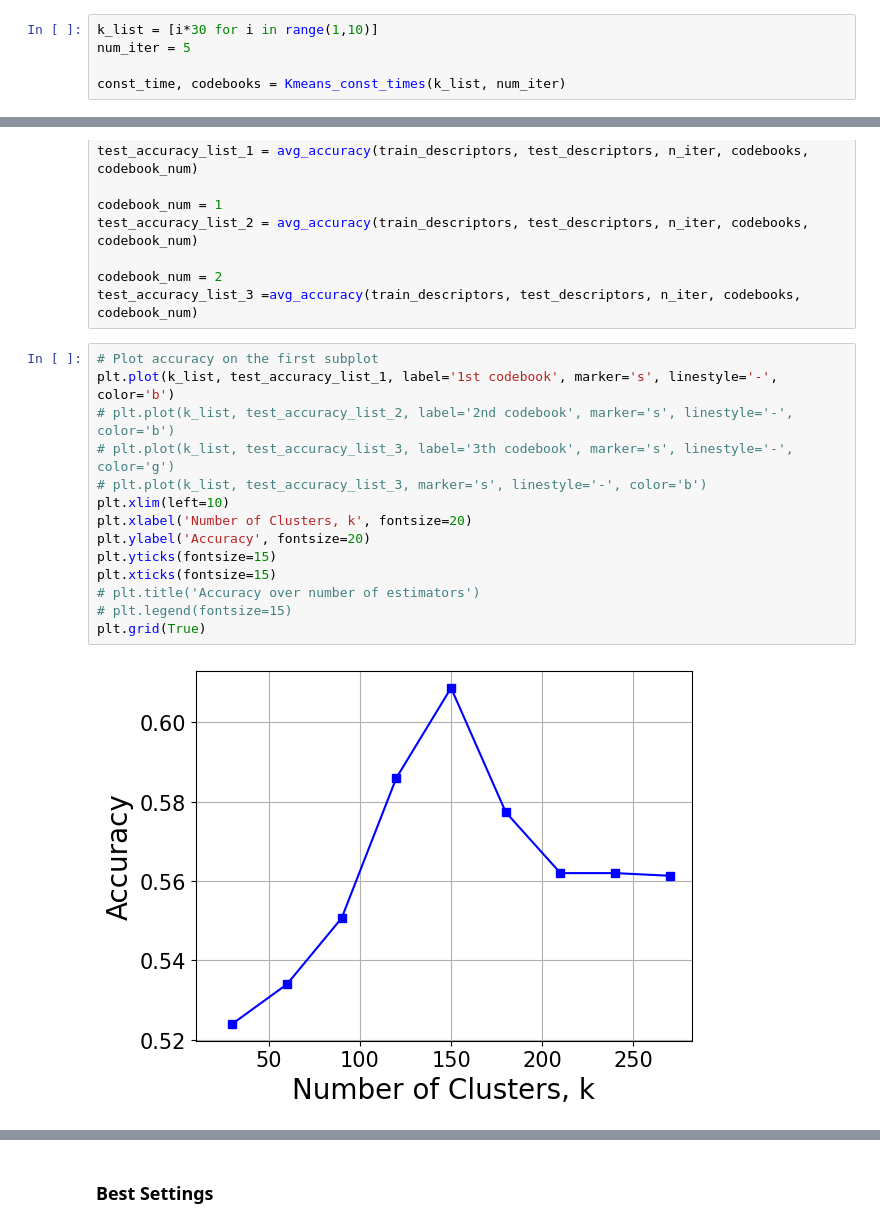
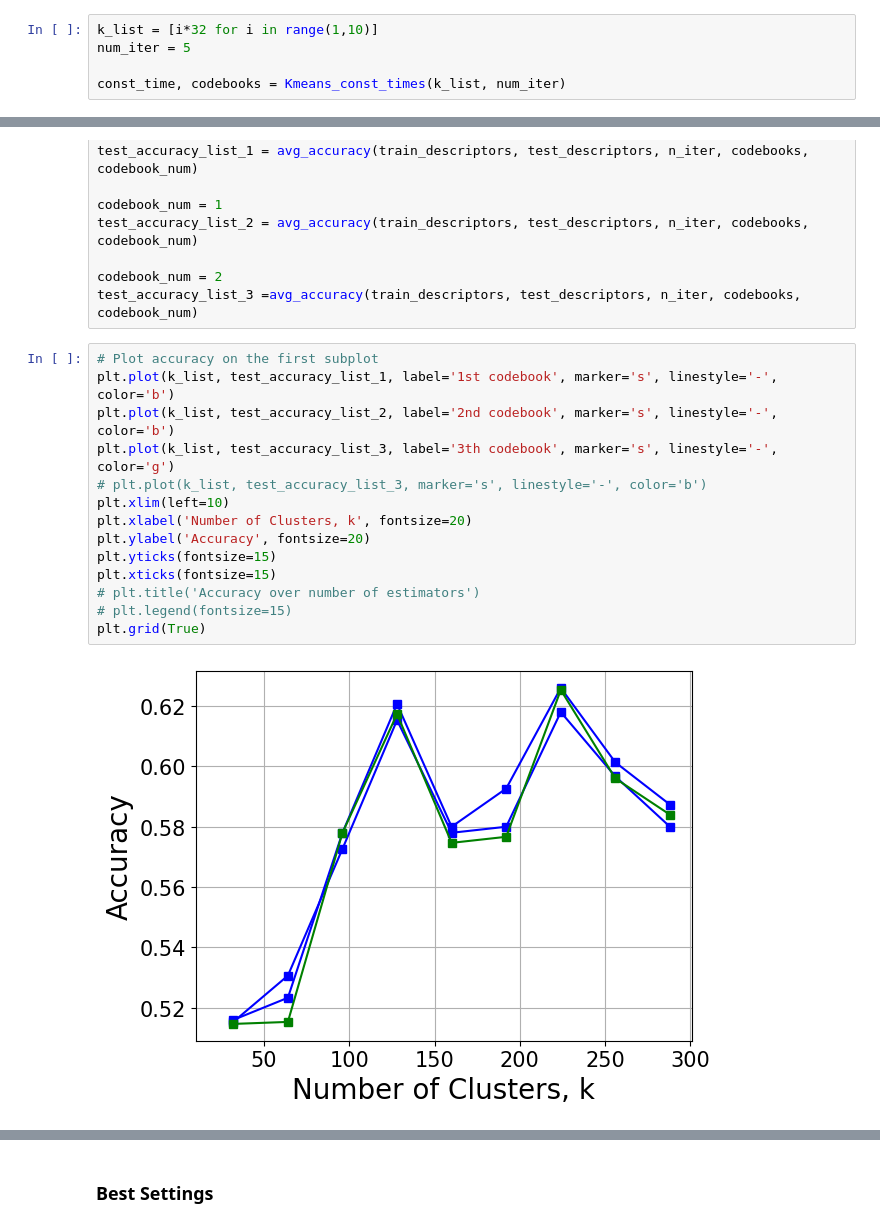
Before and after one commit to chuu-shin/CS485-Course-Work-2, a Jupyter notebook: Q2.ipynb, the cells around one changed output, grey strips where cells are left out. Saved outputs shown, nothing was run; the diff lists cells and outputs as text.

```diff
--- a/Q2.ipynb
+++ b/Q2.ipynb
@@ -468,7 +468,7 @@ def avg_accuracy(train_descriptors, test_descriptors, n_iter, codebooks, codeboo
 
     return test_accuracy_list
 # %%
-k_list = [i*30 for i in range(1,10)]
+k_list = [i*32 for i in range(1,10)]
 num_iter = 5
 
 const_time, codebooks = Kmeans_const_times(k_list, num_iter)
@@ -488,19 +488,19 @@ test_accuracy_list_3 =avg_accuracy(train_descriptors, test_descriptors, n_iter,
 # %%
 # Plot accuracy on the first subplot
 plt.plot(k_list, test_accuracy_list_1, label='1st codebook', marker='s', linestyle='-', color='b')
-# plt.plot(k_list, test_accuracy_list_2, label='2nd codebook', marker='s', linestyle='-', color='b')
-# plt.plot(k_list, test_accuracy_list_3, label='3th codebook', marker='s', linestyle='-', color='g')
+plt.plot(k_list, test_accuracy_list_2, label='2nd codebook', marker='s', linestyle='-', color='b')
+plt.plot(k_list, test_accuracy_list_3, label='3th codebook', marker='s', linestyle='-', color='g')
 # plt.plot(k_list, test_accuracy_list_3, marker='s', linestyle='-', color='b')
 plt.xlim(left=10)
 plt.xlabel('Number of Clusters, k', fontsize=20)
 plt.ylabel('Accuracy', fontsize=20)
 plt.yticks(fontsize=15)
 plt.xticks(fontsize=15)
 # plt.title('Accuracy over number of estimators')
 # plt.legend(fontsize=15)
 plt.grid(True)
 # %% [output]
-[figure, old version]
+[figure, new version]
 # %%
 # Plot accuracy on the first subplot
 plt.plot(k_list, const_time, label='codebook constructio ntime', marker='s', linestyle='-', color='r')
```
Also changed, not shown: parts of 10 cells of this notebook, 1 other file.
